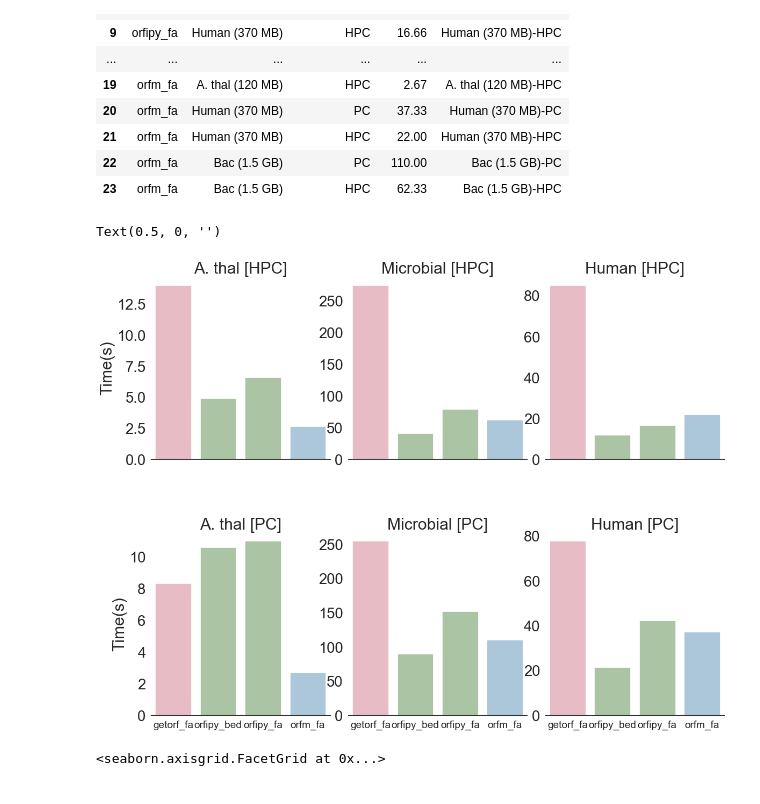
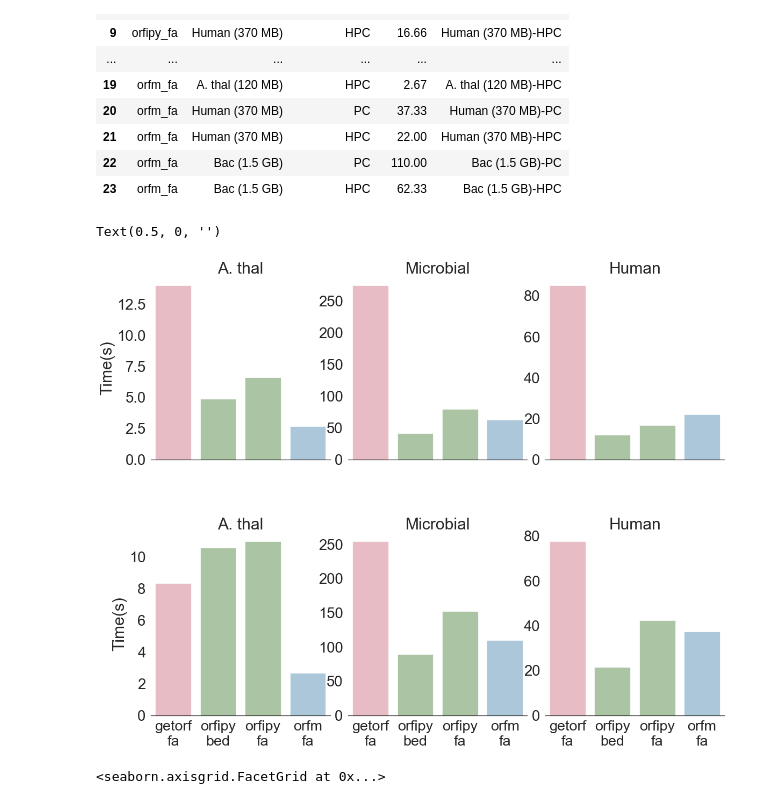
Before and after one commit to urmi-21/orfipy, a Jupyter notebook: scripts/makeplot.ipynb, the cells around one changed output. Saved outputs shown, nothing was run; the diff lists cells and outputs as text; code cells hidden in the pictures.

```diff
--- a/scripts/makeplot.ipynb
+++ b/scripts/makeplot.ipynb
@@ -30,32 +30,32 @@ rtimes
 # %%
 sns.set(font_scale=2.5,style="white")
 colors = ["#ea95a7", "#84b375","#84b375","#80b2d6"]# Set your custom color palette
 #sns.set_palette(sns.color_palette(colors))
 
 g = sns.FacetGrid(rtimes, row="Environment",col="Data", hue="Tool",
                   palette=sns.color_palette(colors,desat=1),
                   sharey=False,sharex=True,legend_out=True,height=7.5,
                   aspect=.85,gridspec_kws={"wspace":0.1,"hspace":0.4})
 g.map(sns.barplot, "Tool", "Time(s)", alpha=.7,ci=None)
 g.despine(left=True)
 #g.add_legend()
 #plt.legend(loc='upper left')
 
 
-g.set_xticklabels(rotation=0,size=19)
+g.set_xticklabels(['getorf\nfa','orfipy\nbed','orfipy\nfa','orfm\nfa'],rotation=0,size=27)
 axes = g.axes.flatten()
-axes[0].set_title("A. thal [HPC]")
-axes[1].set_title("Microbial [HPC]")
-axes[2].set_title("Human [HPC]")
-axes[3].set_title("A. thal [PC]")
-axes[4].set_title("Microbial [PC]")
-axes[5].set_title("Human [PC]")
+axes[0].set_title("A. thal")
+axes[1].set_title("Microbial")
+axes[2].set_title("Human")
+axes[3].set_title("A. thal")
+axes[4].set_title("Microbial")
+axes[5].set_title("Human")
 for ax in axes:
     ax.set_xlabel("")
 axes[4].set_xlabel("")
 # %% [output]
 Text(0.5, 0, '')
-[figure, old version]
+[figure, new version]
 # %%
 #create subset
 #data_HPC=df.loc[df['column_name'] == some_value]
```
Also changed, not shown: 2 other files.
